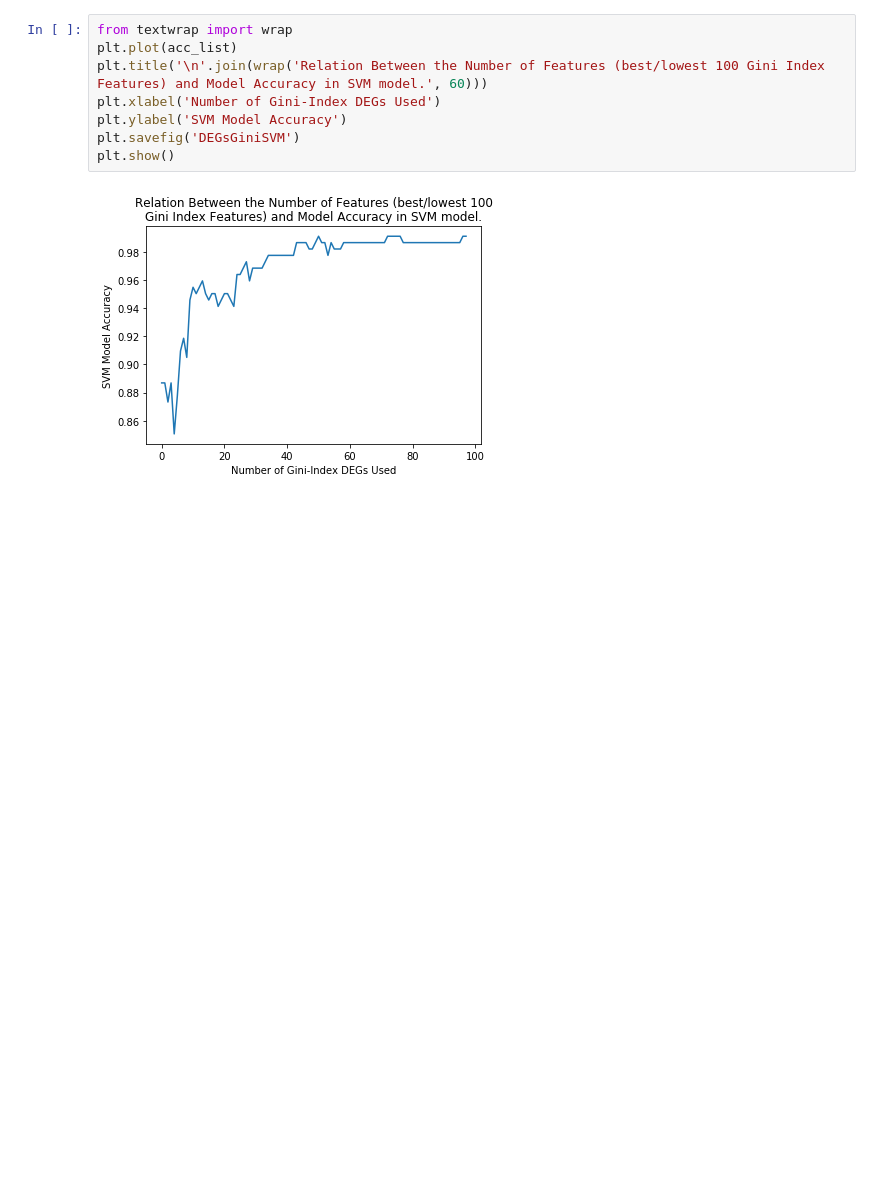
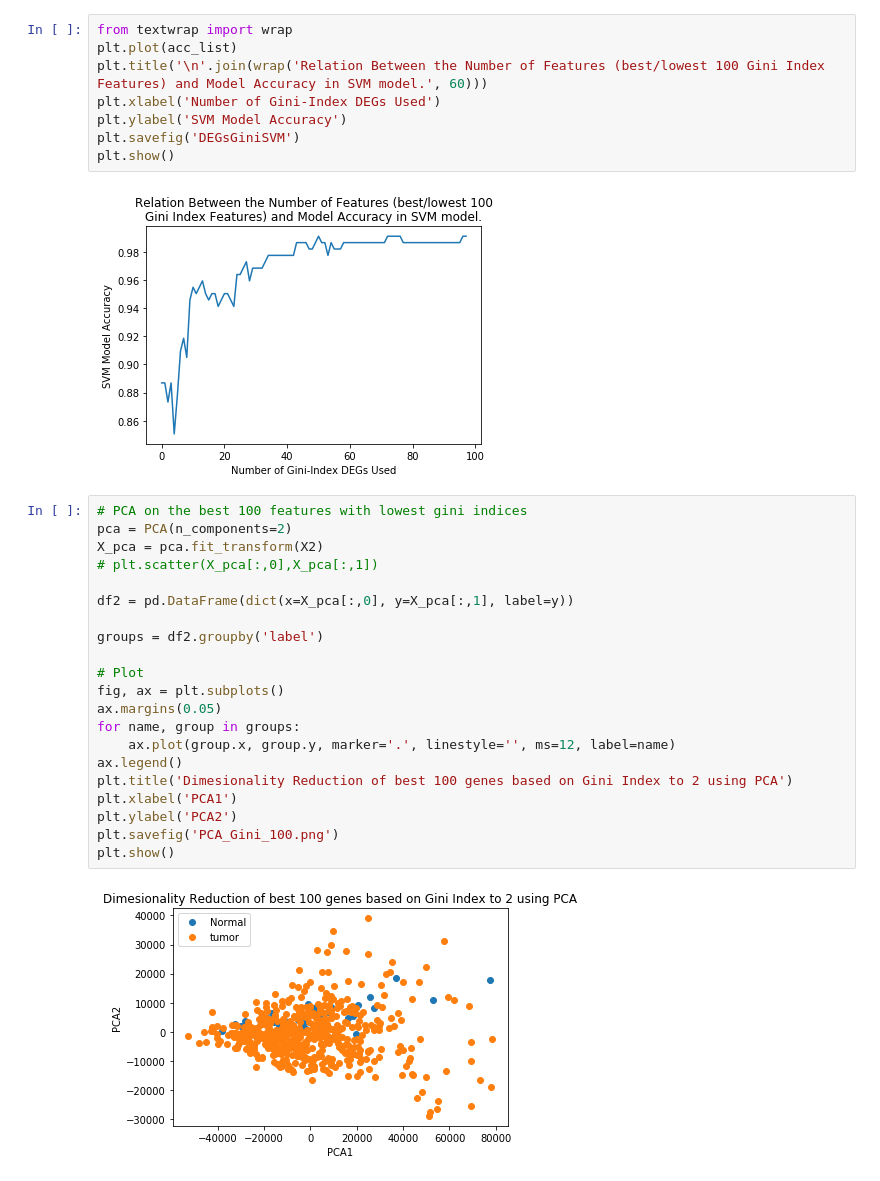
Before and after one commit to ruwaa-mohamed/TCGA-LUAD, a Jupyter notebook: TCGA-LUAD-DEGs.ipynb, the cells around one changed output. Saved outputs shown, nothing was run; the diff lists cells and outputs as text; blank space fills up the shorter version.

```diff
--- a/TCGA-LUAD-DEGs.ipynb
+++ b/TCGA-LUAD-DEGs.ipynb
@@ -209,3 +209,26 @@ plt.savefig('DEGsGiniSVM')
 plt.show()
 # %% [output]
 [figure]
+# %%
+# PCA on the best 100 features with lowest gini indices
+pca = PCA(n_components=2)
+X_pca = pca.fit_transform(X2)
+# plt.scatter(X_pca[:,0],X_pca[:,1])
+
+df2 = pd.DataFrame(dict(x=X_pca[:,0], y=X_pca[:,1], label=y))
+
+groups = df2.groupby('label')
+
+# Plot
+fig, ax = plt.subplots()
+ax.margins(0.05)
+for name, group in groups:
+    ax.plot(group.x, group.y, marker='.', linestyle='', ms=12, label=name)
+ax.legend()
+plt.title('Dimesionality Reduction of best 100 genes based on Gini Index to 2 using PCA')
+plt.xlabel('PCA1')
+plt.ylabel('PCA2')
+plt.savefig('PCA_Gini_100.png')
+plt.show()
+# %% [output]
+[figure, added]
```
Also changed, not shown: parts of 4 cells of this notebook, 3 other files.
